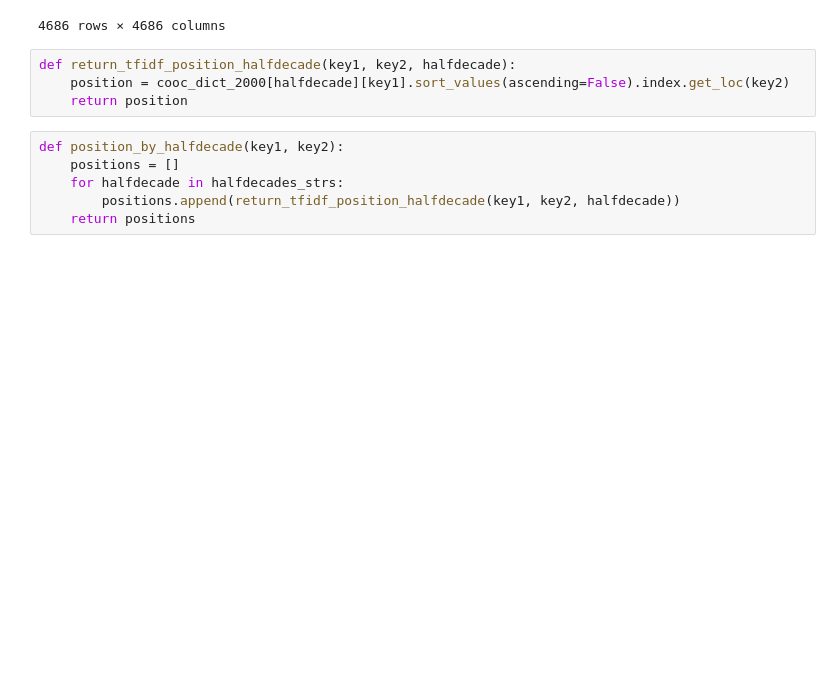
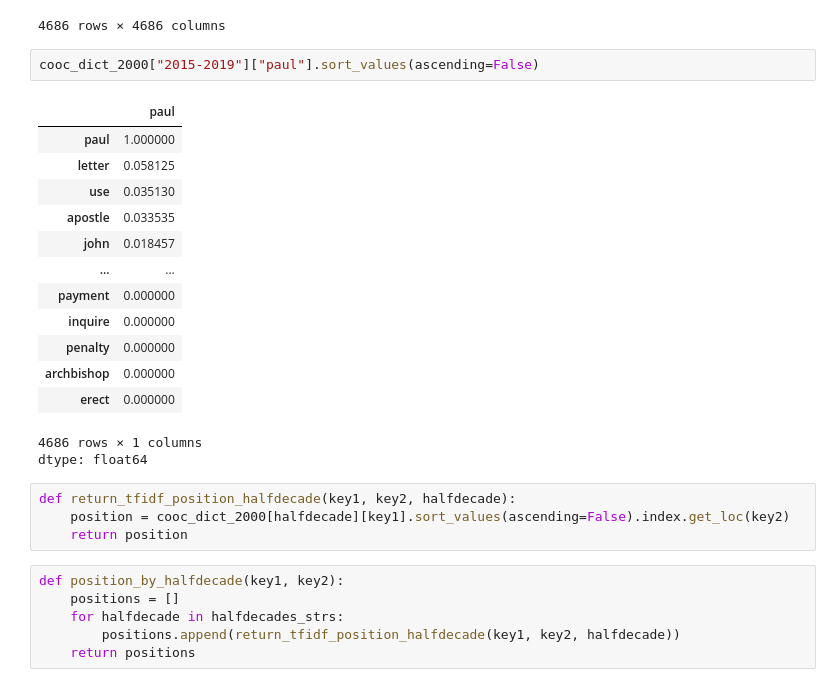
Before and after one commit to kasev/mops, a Jupyter notebook: scripts/colab_exploring-matrices.ipynb, the cells around one changed output. Drawn from its saved outputs; the diff is of its cells as text; blank space fills up the shorter version.

```diff
--- a/scripts/colab_exploring-matrices.ipynb
+++ b/scripts/colab_exploring-matrices.ipynb
@@ -214,6 +240,23 @@ cooc_dict_2000[halfdecades_strs[0]]
 | markan | 0.000000 | 0.000000 | 0.000000 | 0.000110 | 0.000000 | 0.000000 | 0.000000 | 0.000000 | 0.000000 | 0.000000 | ... | ... |
 | indepth | 0.000000 | 0.000000 | 0.000000 | 0.000000 | 0.000000 | 0.000000 | 0.000000 | 0.000000 | 0.000000 | 0.000000 | ... | ... |
 4686 rows × 4686 columns
+# %%
+cooc_dict_2000["2015-2019"]["paul"].sort_values(ascending=False)
+# %% [output]
+|  | paul |
+| paul | 1.000000 |
+| letter | 0.058125 |
+| use | 0.035130 |
+| apostle | 0.033535 |
+| john | 0.018457 |
+| ... | ... |
+| payment | 0.000000 |
+| inquire | 0.000000 |
+| penalty | 0.000000 |
+| archbishop | 0.000000 |
+| erect | 0.000000 |
+4686 rows × 1 columns
+dtype: float64
 # %%
 def return_tfidf_position_halfdecade(key1, key2, halfdecade):
     position = cooc_dict_2000[halfdecade][key1].sort_values(ascending=False).index.get_loc(key2)
```
Also changed, not shown: parts of 12 cells of this notebook.
